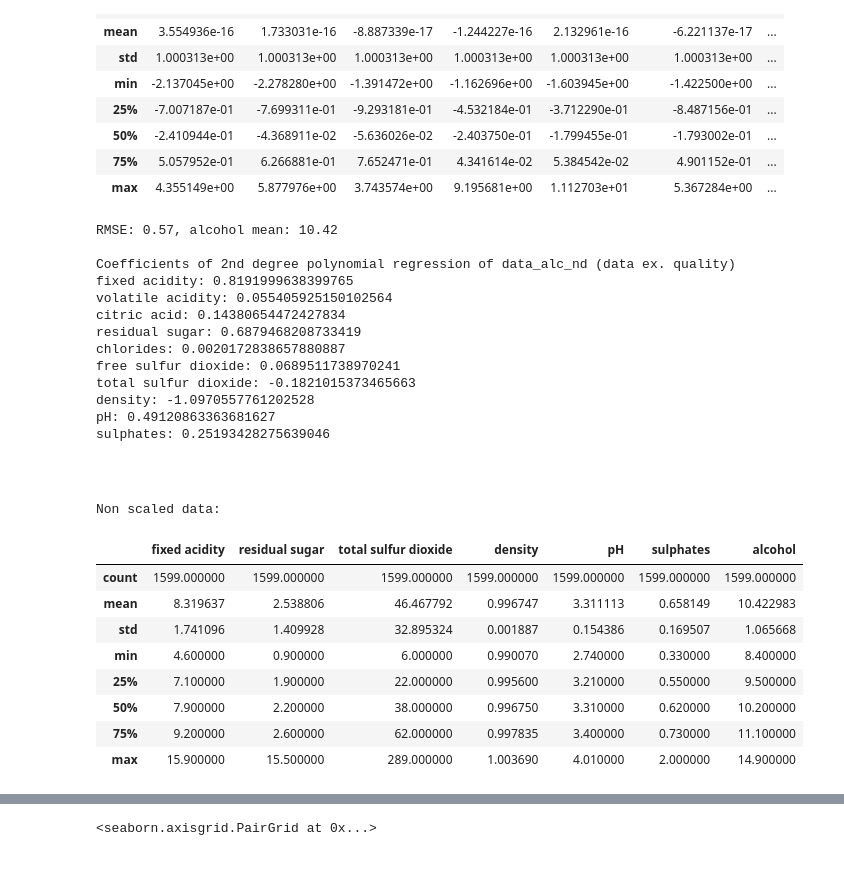
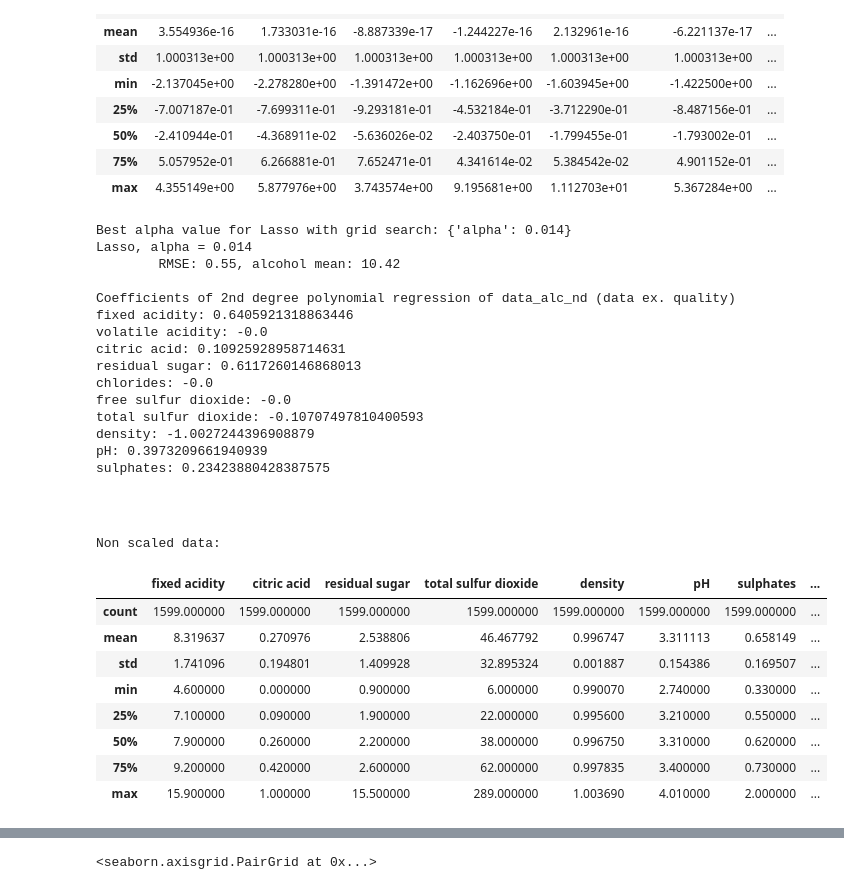
Before and after one commit to rkosova/hamk_applied_ml_group1, a Jupyter notebook: assignment_one.ipynb, the cells around one changed output, grey strips where cells are left out. Cells and saved outputs as stored; diff of their text form; code cells hidden in the pictures.

Commit message:
fixed grid search, lasso now trained with best performing alpha value, 0 weighted columns dropped for explanation's sake

```diff
--- a/assignment_one.ipynb
+++ b/assignment_one.ipynb
@@ -73,54 +74,59 @@ StandardScaler scaled data
 poly_X = poly.fit_transform(normX)
 y = data_alc_nd.iloc[:, -1]
 X_train, X_test, y_train, y_test = train_test_split(poly_X, y, test_size=0.33, random_state=42)
-reg = linear_model.LinearRegression()
-_ = reg.fit(X_train, y_train)
-y_pred = reg.predict(X_test)
+greg = linear_model.Lasso()
+gs = GridSearchCV(estimator=greg, param_grid={'alpha': [0.01, 0.012, .013, .014, .015, .016, .017, .018, .019, .2]}, cv=5)
+gs.fit(X_train, y_train)
+print(f"Best alpha value for Lasso with grid search: {gs.best_params_}")
+y_pred = gs.predict(X_test)
 rmse = sqrt(mean_squared_error(y_test, y_pred))
 alc_mean = data['alcohol'].mean()
 
-print(f"RMSE: {rmse :.2f}, alcohol mean: {alc_mean :.2f}")
-weights = reg.coef_
+print(f"Lasso, alpha = {gs.best_params_['alpha']}\n\tRMSE: {rmse :.2f}, alcohol mean: {alc_mean :.2f}")
+weights = gs.best_estimator_.coef_
 
 print(f"\nCoefficients of 2nd degree polynomial regression of data_alc_nd (data ex. quality)")
+# print(weights)
 for i in range(weights.shape[0]):
     feature_name = poly.get_feature_names_out()[i]
     print(f"{feature_name}: {weights[i]}") if feature_name in data_alc_nd.columns[:-1] else None
 # %% [output]
-RMSE: 0.57, alcohol mean: 10.42
+Best alpha value for Lasso with grid search: {'alpha': 0.014}
+Lasso, alpha = 0.014
+        RMSE: 0.55, alcohol mean: 10.42
 
 Coefficients of 2nd degree polynomial regression of data_alc_nd (data ex. quality)
-fixed acidity: 0.8191999638399765
-volatile acidity: 0.055405925150102564
-citric acid: 0.14380654472427834
-residual sugar: 0.6879468208733419
-chlorides: 0.0020172838657880887
-free sulfur dioxide: 0.0689511738970241
-total sulfur dioxide: -0.1821015373465663
-density: -1.0970557761202528
-pH: 0.49120863363681627
-sulphates: 0.25193428275639046
+fixed acidity: 0.6405921318863446
+volatile acidity: -0.0
+citric acid: 0.10925928958714631
+residual sugar: 0.6117260146868013
+chlorides: -0.0
+free sulfur dioxide: -0.0
+total sulfur dioxide: -0.10707497810400593
+density: -1.0027244396908879
+pH: 0.3973209661940939
+sulphates: 0.23423880428387575
 # %% [markdown]
 <br>
 # %%
-data_alc = data.drop(columns=['quality', 'free sulfur dioxide', 'volatile acidity', 'citric acid', 'chlorides'], axis=1)
+data_alc = data.drop(columns=['quality', 'free sulfur dioxide', 'volatile acidity', 'chlorides'], axis=1)
 
 from sklearn.preprocessing import PolynomialFeatures
 poly = PolynomialFeatures(degree=2, include_bias=False)
 
 print(f"Non scaled data:")
 data_alc.describe()
 # %% [output]
 Non scaled data:
-|  | fixed acidity | residual sugar | total sulfur dioxide | density | pH | sulphates | alcohol |
-| count | 1599.000000 | 1599.000000 | 1599.000000 | 1599.000000 | 1599.000000 | 1599.000000 | 1599.000000 |
-| mean | 8.319637 | 2.538806 | 46.467792 | 0.996747 | 3.311113 | 0.658149 | 10.422983 |
-| std | 1.741096 | 1.409928 | 32.895324 | 0.001887 | 0.154386 | 0.169507 | 1.065668 |
-| min | 4.600000 | 0.900000 | 6.000000 | 0.990070 | 2.740000 | 0.330000 | 8.400000 |
-| 25% | 7.100000 | 1.900000 | 22.000000 | 0.995600 | 3.210000 | 0.550000 | 9.500000 |
-| 50% | 7.900000 | 2.200000 | 38.000000 | 0.996750 | 3.310000 | 0.620000 | 10.200000 |
-| 75% | 9.200000 | 2.600000 | 62.000000 | 0.997835 | 3.400000 | 0.730000 | 11.100000 |
-| max | 15.900000 | 15.500000 | 289.000000 | 1.003690 | 4.010000 | 2.000000 | 14.900000 |
+|  | fixed acidity | citric acid | residual sugar | total sulfur dioxide | density | pH | sulphates | ... |
+| count | 1599.000000 | 1599.000000 | 1599.000000 | 1599.000000 | 1599.000000 | 1599.000000 | 1599.000000 | ... |
+| mean | 8.319637 | 0.270976 | 2.538806 | 46.467792 | 0.996747 | 3.311113 | 0.658149 | ... |
+| std | 1.741096 | 0.194801 | 1.409928 | 32.895324 | 0.001887 | 0.154386 | 0.169507 | ... |
+| min | 4.600000 | 0.000000 | 0.900000 | 6.000000 | 0.990070 | 2.740000 | 0.330000 | ... |
+| 25% | 7.100000 | 0.090000 | 1.900000 | 22.000000 | 0.995600 | 3.210000 | 0.550000 | ... |
+| 50% | 7.900000 | 0.260000 | 2.200000 | 38.000000 | 0.996750 | 3.310000 | 0.620000 | ... |
+| 75% | 9.200000 | 0.420000 | 2.600000 | 62.000000 | 0.997835 | 3.400000 | 0.730000 | ... |
+| max | 15.900000 | 1.000000 | 15.500000 | 289.000000 | 1.003690 | 4.010000 | 2.000000 | ... |
 # %%
 from sklearn.preprocessing import StandardScaler
 X = data_alc.iloc[:, :-1]
```
Also changed, not shown: parts of 4 cells of this notebook.
